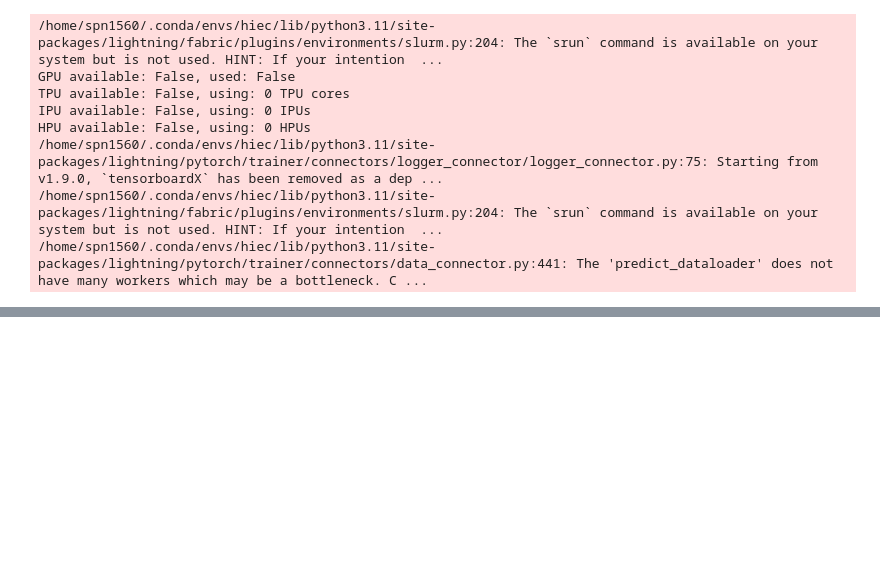
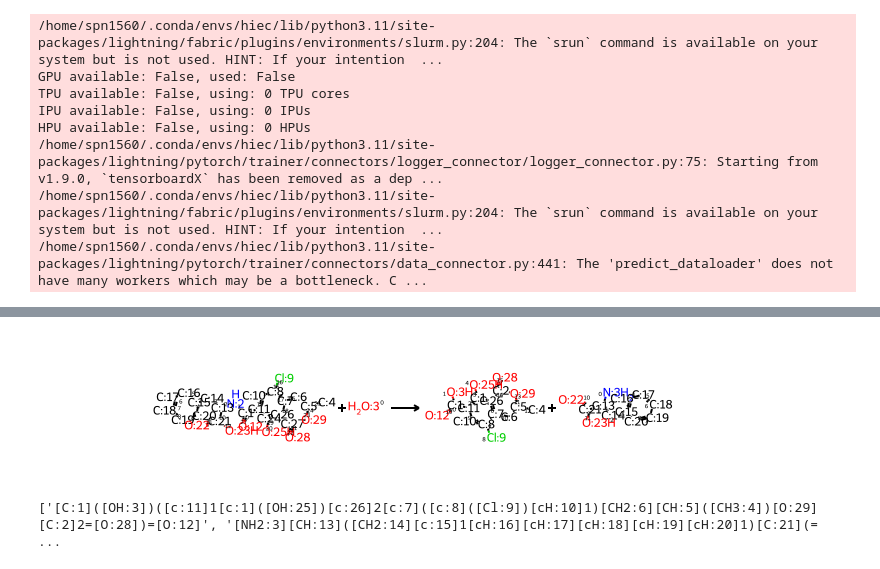
Before and after one commit to stefanpate/rcgnn, a Jupyter notebook: notebooks/gnn_play.ipynb, the cells around one changed output, grey strips where cells are left out. Saved outputs shown, nothing was run; the diff lists cells and outputs as text; code cells hidden in the pictures; blank space fills up the shorter version.

```diff
--- a/notebooks/gnn_play.ipynb
+++ b/notebooks/gnn_play.ipynb
@@ -133,0 +196,8 @@ print(scores)
+# %%
+AllChem.ReactionFromSmarts(am_smarts, useSmiles=True)
+# %% [output]
+[figure, added]
+# %%
+print(am_smarts.split(">>")[1].split("."))
+# %% [output]
+['[C:1]([OH:3])([c:11]1[c:1]([OH:25])[c:26]2[c:7]([c:8]([Cl:9])[cH:10]1)[CH2:6][CH:5]([CH3:4])[O:29][C:2]2=[O:28])=[O:12]', '[NH2:3][CH:13]([CH2:14][c:15]1[cH:16][cH:17][cH:18][cH:19][cH:20]1)[C:21](= ...
```
Also changed, not shown: parts of 21 cells of this notebook, 30 other files.
